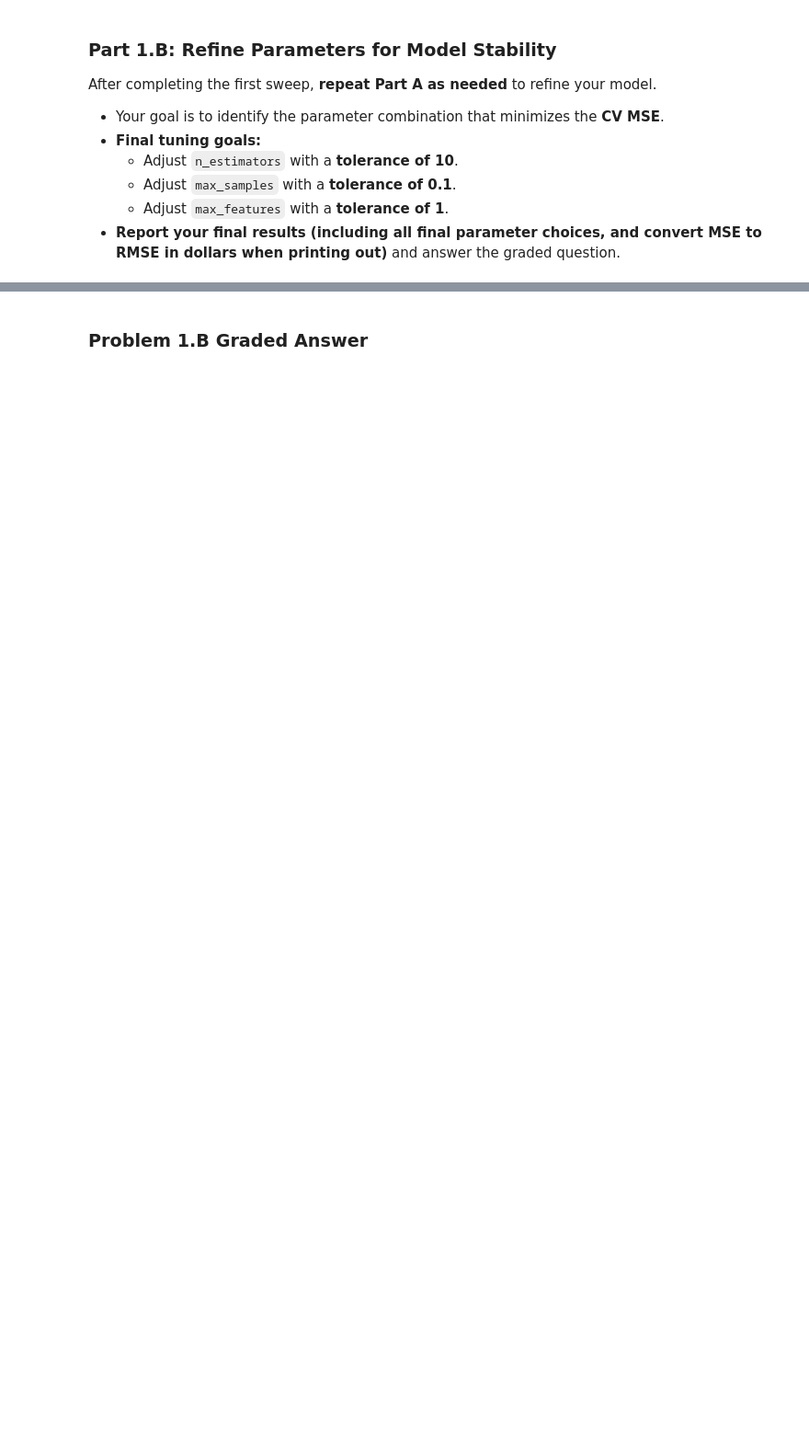
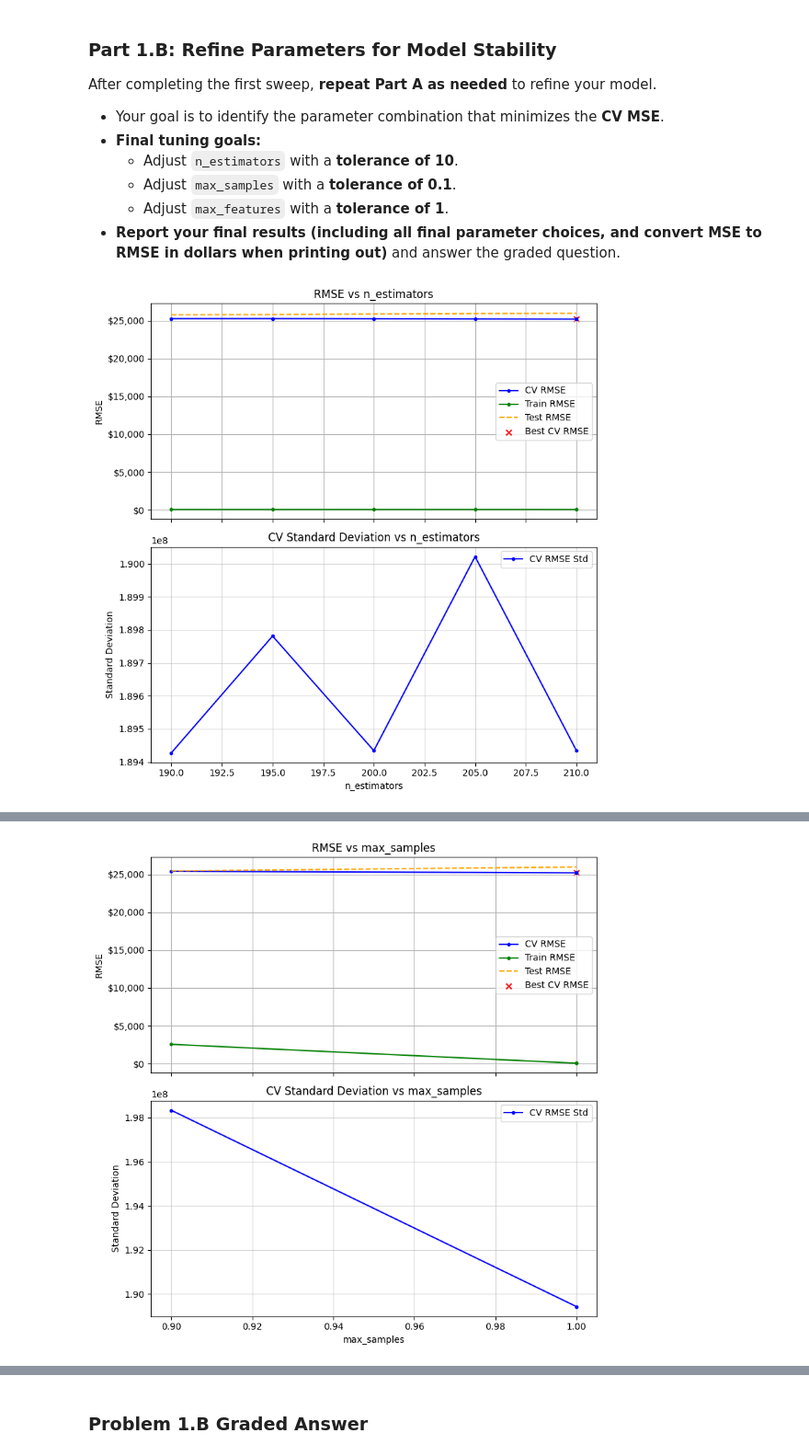
Before and after one commit to uglyirlshinwoo/ML-HW-Week7-JSA, a Jupyter notebook: Homework_07.ipynb, the cells around one changed output, grey strips where cells are left out. Shown at 92% size. Cells and saved outputs as stored; diff of their text form; code cells hidden in the pictures; blank space fills up the shorter version.

```diff
--- a/Homework_07.ipynb
+++ b/Homework_07.ipynb
@@ -412,0 +415,54 @@ After completing the first sweep, **repeat Part A as needed** to refine your mod
+# %%
+# Define the refined parameters based on the best values from Part 1.A
+best_n_estimators = 200
+best_max_samples = 1.0
+best_max_features = 0.5
+best_bootstrap = False
+
+# Sweep parameters around the best values from Part 1.A
+param_grid_part_b = {
+    'n_estimators': range(best_n_estimators - 10, best_n_estimators + 11, 5),  # 10 tolerance, step of 5
+    'max_samples': [best_max_samples - 0.1, best_max_samples, best_max_samples],  # Avoid 1.1, keep it within [0.0, 1.0]
+    'max_features': [max(0.1, best_max_features - 0.1), best_max_features, best_max_features + 0.1],  # Tolerance of 0.1
+    'bootstrap': [best_bootstrap, not best_bootstrap]  # Only test True or False
+}
+
+# Define model
+model_part_b = BaggingRegressor(random_state=42)
+
+# Perform refined parameter sweep
+Parameters_BT_part_b = sweep_parameter(
+    BaggingRegressor,
+    Parameters_BT,  # Start with the previous Parameters_BT from Part 1.A
+    'n_estimators',
+    param_grid_part_b['n_estimators']
+)
+
+# Continue refining for other parameters
+Parameters_BT_part_b = sweep_parameter(
+    BaggingRegressor,
+    Parameters_BT_part_b,
+    'max_samples',
+    param_grid_part_b['max_samples']
+)
+
+Parameters_BT_part_b = sweep_parameter(
+    BaggingRegressor,
+    Parameters_BT_part_b,
+    'max_features',
+    param_grid_part_b['max_features']
+)
+
+Parameters_BT_part_b = sweep_parameter(
+    BaggingRegressor,
+    Parameters_BT_part_b,
+    'bootstrap',
+    param_grid_part_b['bootstrap']
+)
+
+# Print final results from Part 1.B
+print("Final optimized parameters from Part 1.B:")
+for key, value in Parameters_BT_part_b.items():
+    print(f"{key}: {value}")
+# %% [output]
+[figure, added]
@@ -412,0 +470 @@ After completing the first sweep, **repeat Part A as needed** to refine your mod
+[figure, added]
```
Also changed, not shown: parts of 48 cells of this notebook.
